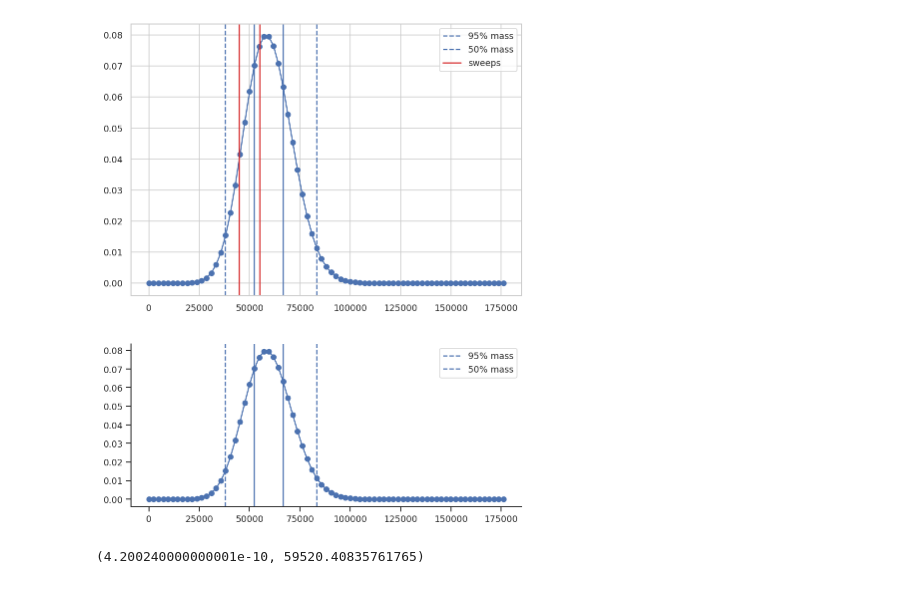
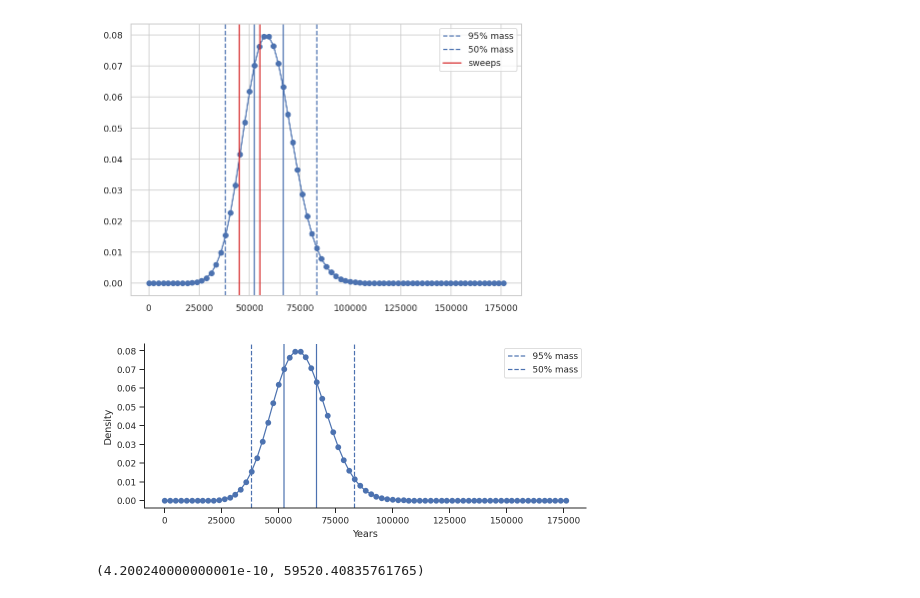
Before and after one commit to kaspermunch/humanXsweeps, a Jupyter notebook: notebooks/nb_11_sweeps_from_male_dist_and_pi.ipynb, the cells around one changed output. Cells and saved outputs as stored; diff of their text form; code cells hidden in the pictures.

```diff
--- a/notebooks/nb_11_sweeps_from_male_dist_and_pi.ipynb
+++ b/notebooks/nb_11_sweeps_from_male_dist_and_pi.ipynb
@@ -227,18 +264,21 @@ print('50% mass:', poisson.ppf(0.25, exp_mut_per_window) / 2 / window_size / ana
 # %%
 with sns.plotting_context('paper', font_scale=1):
     with sns.axes_style('ticks'):
         fig, ax = plt.subplots(figsize=(7, 3))
         x = numpy.array(list(range(int(exp_mut_per_window)*3)))
         ax.plot(x / 2 / window_size / analysis_globals.mut_per_year, numpy.array(poisson.pmf(x, exp_mut_per_window)), '-o')
         ax.axvline(poisson.ppf(0.025, exp_mut_per_window) / 2 / window_size / analysis_globals.mut_per_year, linestyle='dashed', label='95% mass')
         ax.axvline(poisson.ppf(0.975, exp_mut_per_window) / 2 / window_size / analysis_globals.mut_per_year, linestyle='dashed', label='50% mass')
         ax.axvline(poisson.ppf(0.25, exp_mut_per_window) / 2 / window_size / analysis_globals.mut_per_year)
         ax.axvline(poisson.ppf(0.75, exp_mut_per_window) / 2 / window_size / analysis_globals.mut_per_year)
         plt.legend()
+        plt.xlabel('Years')
+        plt.ylabel('Density')
         sns.despine()
+        plt.tight_layout()
         plt.savefig(figures_dir / 'coalescence_time_distr.png')
 # %% [output]
-[figure, old version]
+[figure, new version]
 # %%
 analysis_globals.mut_per_year, 5e-5 / analysis_globals.mut_per_year / 2
 # %% [output]
```
Also changed, not shown: parts of 44 cells of this notebook, 22 other files.
